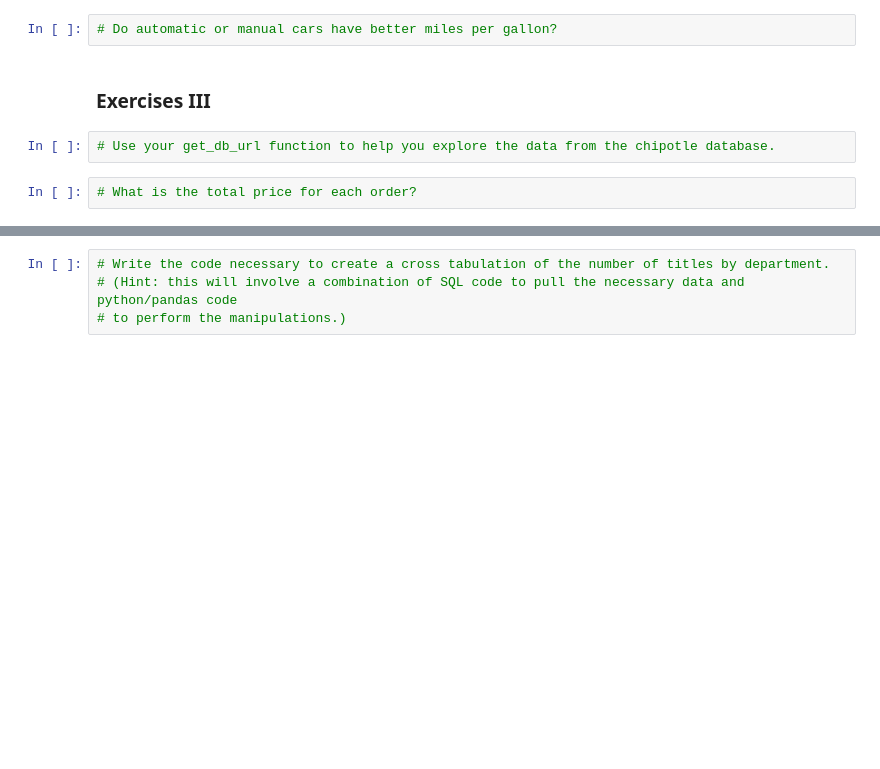
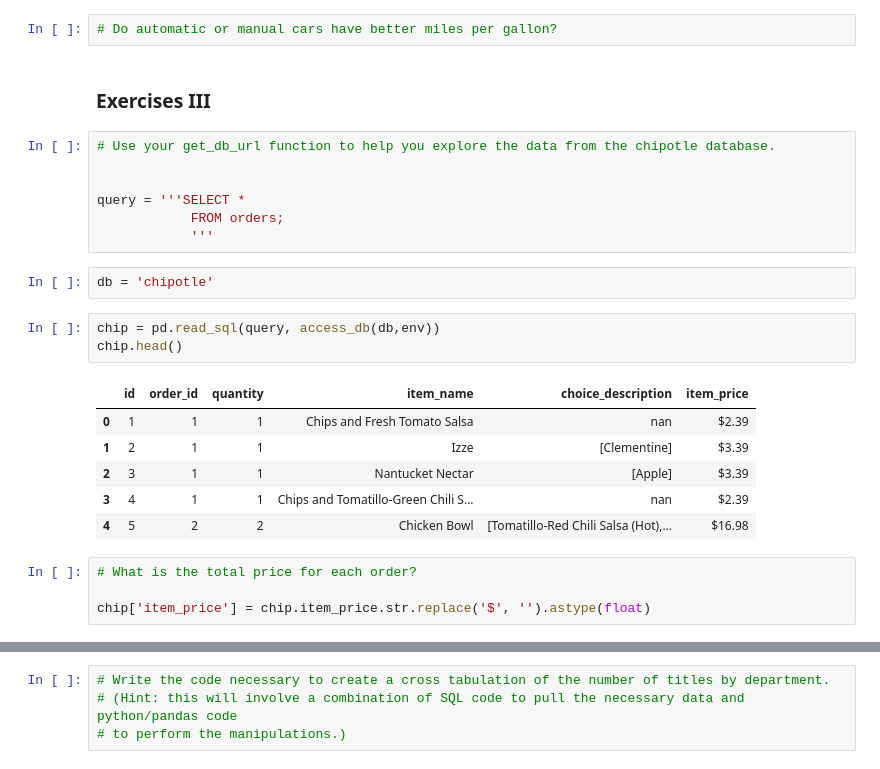
Before and after one commit to dashbringhurst/numpy-pandas-visualization-exercises, a Jupyter notebook: advanced_dataframes.ipynb, the cells around one changed output, grey strips where cells are left out. Saved outputs shown, nothing was run; the diff lists cells and outputs as text; blank space fills up the shorter version.

```diff
--- a/advanced_dataframes.ipynb
+++ b/advanced_dataframes.ipynb
@@ -318,5 +380,24 @@ mpg['average_mileage'] =
 ### Exercises III
 # %%
 # Use your get_db_url function to help you explore the data from the chipotle database.
+
+
+query = '''SELECT *
+            FROM orders;
+            '''
+# %%
+db = 'chipotle'
+# %%
+chip = pd.read_sql(query, access_db(db,env))
+chip.head()
+# %% [output]
+|  | id | order_id | quantity | item_name | choice_description | item_price |
+| 0 | 1 | 1 | 1 | Chips and Fresh Tomato Salsa | nan | $2.39 |
+| 1 | 2 | 1 | 1 | Izze | [Clementine] | $3.39 |
+| 2 | 3 | 1 | 1 | Nantucket Nectar | [Apple] | $3.39 |
+| 3 | 4 | 1 | 1 | Chips and Tomatillo-Green Chili S... | nan | $2.39 |
+| 4 | 5 | 2 | 2 | Chicken Bowl | [Tomatillo-Red Chili Salsa (Hot),... | $16.98 |
 # %%
 # What is the total price for each order?
+
+chip['item_price'] = chip.item_price.str.replace('$', '').astype(float)
```
Also changed, not shown: parts of 16 cells of this notebook.
